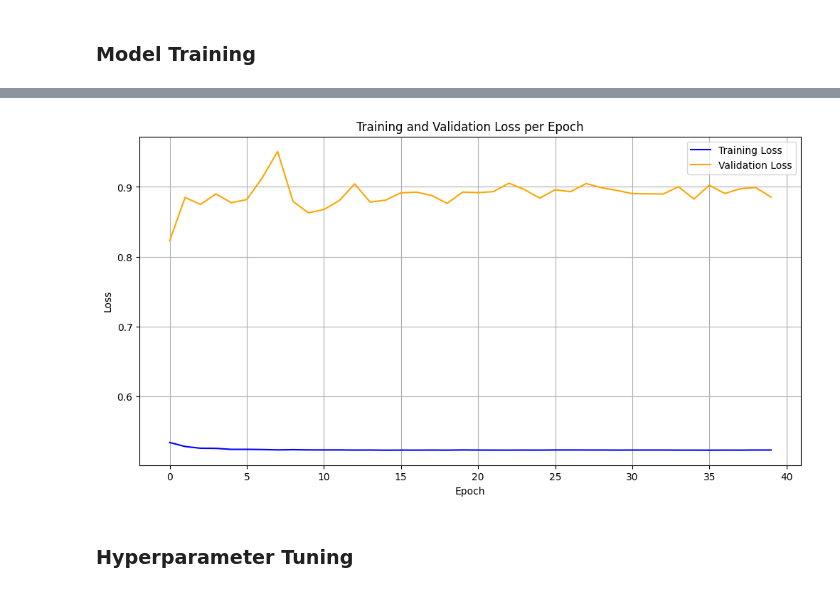
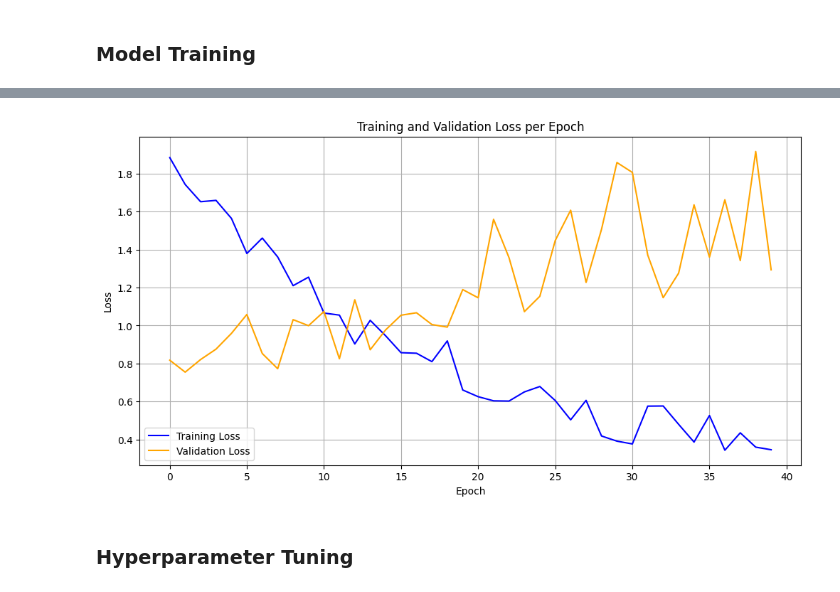
Before and after one commit to Dawnrunes415/EEG-data-classification, a Jupyter notebook: primary_model.ipynb, the cells around one changed output, grey strips where cells are left out. Drawn from its saved outputs; the diff is of its cells as text; code cells hidden in the pictures.

Commit message:
Trained with subset of sample, model overfits

```diff
--- a/primary_model.ipynb
+++ b/primary_model.ipynb
@@ -126,29 +145,42 @@ def get_accuracy(model, data_loader):
 
     model.eval()
     with torch.no_grad():
-        for inputs, labels in data_loader:
+        for inputs, labels, _ in data_loader:
             if torch.cuda.is_available():
                 inputs, labels = inputs.cuda(), labels.cuda()
-
+            labels = labels.float().unsqueeze(1)
             outputs = model(inputs)
-            _, predicted = torch.max(outputs.data, 1)
+            predicted = torch.sigmoid(outputs) >= 0.5
             correct += (predicted == labels).sum().item()
             total += labels.size(0)
 
     return correct / total
 # %%
-def train_model(model_class, output_layers=32, kernel_size=3, dropout_rate=0.5, learning_rate=0.005, batch_size=32, num_epoch=40):
+from torch.utils.data import Subset
+def train_model(model_class, output_layers=32, kernel_size=3, dropout_rate=0.3, learning_rate=0.005, batch_size=32, num_epoch=40):
+    device = 'cuda' if torch.cuda.is_available() else 'cpu'
     model = model_class(
         output_layers,
         kernel_size,
         dropout_rate
-    ).to('cuda' if torch.cuda.is_available() else 'cpu')
+    ).to(device)
 
-    train_loader = DataLoader(EEGDataset(X_train, y_train), batch_size=batch_size, shuffle=True)
-    val_loader = DataLoader(EEGDataset(X_val, y_val), batch_size=batch_size, shuffle=False)
+
+    train_dataset = Subset(EEGDataset(X_train, y_train), range(800))
+    val_dataset = Subset(EEGDataset(X_val, y_val), range(100))
+
+    train_loader = DataLoader(train_dataset, batch_size=batch_size, shuffle=True)
+    val_loader = DataLoader(val_dataset, batch_size=batch_size, shuffle=False)
+
+    # train_loader = DataLoader(EEGDataset(X_train, y_train), batch_size=batch_size, shuffle=True)
+    # val_loader = DataLoader(EEGDataset(X_val, y_val), batch_size=batch_size, shuffle=False)
 
     optimizer = torch.optim.Adam(model.parameters(), lr=learning_rate)
-    criterion = nn.CrossEntropyLoss()
+    # num_pos = (y_train == 1).sum()
+    # num_neg = (y_train == 0).sum()
+    # pos_weight = torch.tensor([num_neg / num_pos], dtype=torch.float32).to(device)
+    criterion = nn.BCEWithLogitsLoss()
+
 
     train_loss, val_loss, train_acc, val_acc = [], [], [], []
     for epoch in range(num_epoch):
@@ -156,8 +188,9 @@ def train_model(model_class, output_layers=32, kernel_size=3, dropout_rate=0.5,
         losses = 0.0
         for inputs, labels, batch_weights in train_loader:
             # Move date to device
-            inputs, labels = inputs.to('cuda' if torch.cuda.is_available() else 'cpu'), labels.to('cuda' if torch.cuda.is_available() else 'cpu')
-            batch_weights = batch_weights.to('cuda' if torch.cuda.is_available() else 'cpu')
+            inputs, labels = inputs.to(device), labels.to(device)
+            labels = labels.float().unsqueeze(1)
+            batch_weights = batch_weights.to(device)
 
             # Forward pass
             optimizer.zero_grad()
@@ -165,6 +198,7 @@ def train_model(model_class, output_layers=32, kernel_size=3, dropout_rate=0.5,
             loss = criterion(outputs, labels)
 
             # Apply weighting and bachpropagate
+            loss = loss.view(-1)
             weighted_loss = (batch_weights * loss).mean()   # Element-wise weighting
             weighted_loss.backward()
 
@@ -176,8 +210,9 @@ def train_model(model_class, output_layers=32, kernel_size=3, dropout_rate=0.5,
         model.eval()
         losses = 0.0
         with torch.no_grad():
-            for inputs, labels in val_loader:
-                inputs, labels = inputs.to('cuda' if torch.cuda.is_available() else 'cpu'), labels.to('cuda' if torch.cuda.is_available() else 'cpu')
+            for inputs, labels , _ in val_loader:
+                inputs, labels = inputs.to(device), labels.to(device)
+                labels = labels.float().unsqueeze(1)
                 outputs = model(inputs)
                 loss = criterion(outputs, labels)
                 losses += loss.item()
@@ -186,6 +221,8 @@ def train_model(model_class, output_layers=32, kernel_size=3, dropout_rate=0.5,
 
         train_acc.append(get_accuracy(model, train_loader))
         val_acc.append(get_accuracy(model, val_loader))
+        print(f"Epoch {epoch+1}/{num_epoch}, Train Loss: {train_loss[-1]:.4f}, Val Loss: {val_loss[-1]:.4f}, Train Acc: {train_acc[-1]:.4f}, Val Acc: {val_acc[-1]:.4f}")
+
 
     plt.figure(figsize=(12, 6))
     plt.plot(train_loss, label='Training Loss', color='blue')
@@ -198,7 +235,7 @@ def train_model(model_class, output_layers=32, kernel_size=3, dropout_rate=0.5,
     plt.grid(True)
     plt.show()
 # %%
-train_model(CNNLSTM1, output_layers=32, kernel_size=3, dropout_rate=0.5, learning_rate=0.005, batch_size=32, num_epoch=40)
+train_model(CNNLSTM2, output_layers=32, kernel_size=3, dropout_rate=0.2, learning_rate=0.01, batch_size=32, num_epoch=40)
 
 
 # MACHINE NOT LEARNINGGGGG :(
@@ -206,4 +260,4 @@ train_model(CNNLSTM1, output_layers=32, kernel_size=3, dropout_rate=0.5, learnin
-[figure, old version]
+[figure, new version]
 # %% [markdown]
 ### Hyperparameter Tuning
 # %%
```
Also changed, not shown: parts of 5 cells of this notebook.
